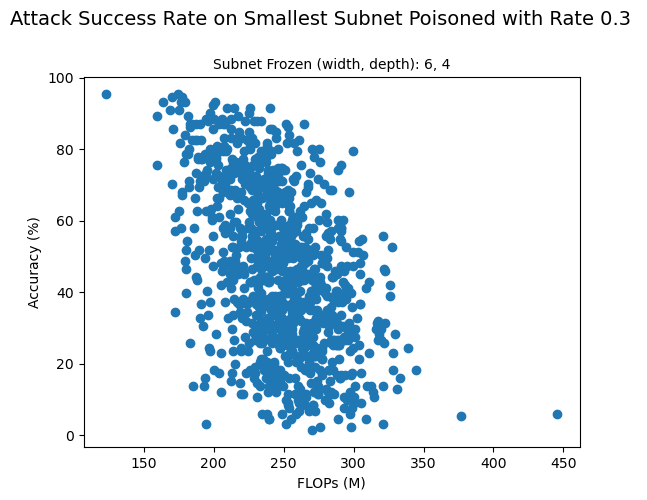
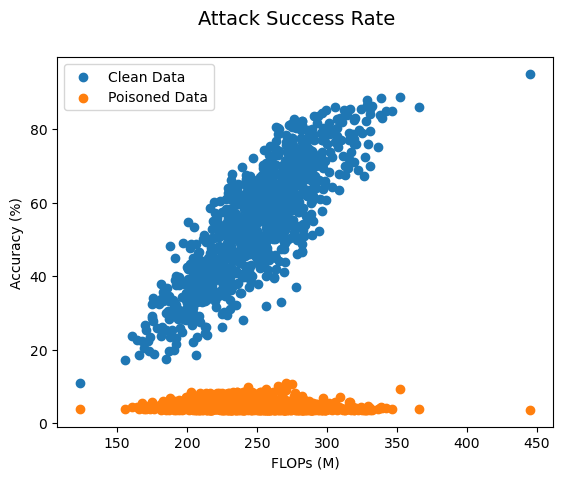
The change to this notebook cell's code, shown as a diff; its figure went from the first image to the second:
--- before
+++ after
@@ -7,17 +7,11 @@
 #     base_subnets = pickle.load(f)
 
-with open('../../utils/graph_data/gtsrb_dataset/base_stats.pickle', 'rb') as f:
+with open('../../../utils/graph_data/gtsrb_dataset/base_poisoned_stats.pickle', 'rb') as f:
     poisoned_accuracies = pickle.load(f)
-    poisoned_latencies = pickle.load(f)
-    poisoned_params = pickle.load(f)
-    poisoned_flops = pickle.load(f)
-    poisoned_subnets = pickle.load(f)
+    latencies = pickle.load(f)
+    params = pickle.load(f)
+    flops = pickle.load(f)
+    subnets = pickle.load(f)
     clean_accuracies = pickle.load(f)
-
-plt.scatter(flops, poisoned_accuracies, label='Poisoned Data')
-plt.suptitle(graph_title, fontsize=14)
-plt.title(graph_subtitle, fontsize=10)
-plt.xlabel("FLOPs (M)")
-plt.ylabel("Accuracy (%)")
 
 # Save graph plotting both poisoned and clean data
@@ -26,10 +20,17 @@
 plt.xlabel("FLOPs (M)")
 plt.ylabel("Accuracy (%)")
+
+plt.scatter(flops, poisoned_accuracies, label='Poisoned Data')
+plt.suptitle("Attack Success Rate", fontsize=14)
+plt.title(None, fontsize=10)
+plt.xlabel("FLOPs (M)")
+plt.ylabel("Accuracy (%)")
+plt.legend()
 plt.show()
 plt.clf()
 
 plt.scatter(flops, poisoned_accuracies, label='Poisoned Data')
-plt.suptitle(graph_title, fontsize=14)
-plt.title(graph_subtitle, fontsize=10)
+plt.suptitle("Attack Success Rate", fontsize=14)
+plt.title(None, fontsize=10)
 plt.xlabel("FLOPs (M)")
 plt.ylabel("Accuracy (%)")
@@ -38,6 +39,6 @@
 # save graph plotting just clean data
 plt.scatter(flops, clean_accuracies, label='Clean Data')
-plt.suptitle(graph_title_clean, y=1.02, fontsize=14)
-plt.title(graph_subtitle_clean, fontsize=10)
+plt.suptitle("Model Accuracy on Clean Data", y=1.02, fontsize=14)
+plt.title(None, fontsize=10)
 plt.xlabel("FLOPs (M)")
 plt.ylabel("Accuracy (%)")

Commit: updated data gathering script for better plot figures